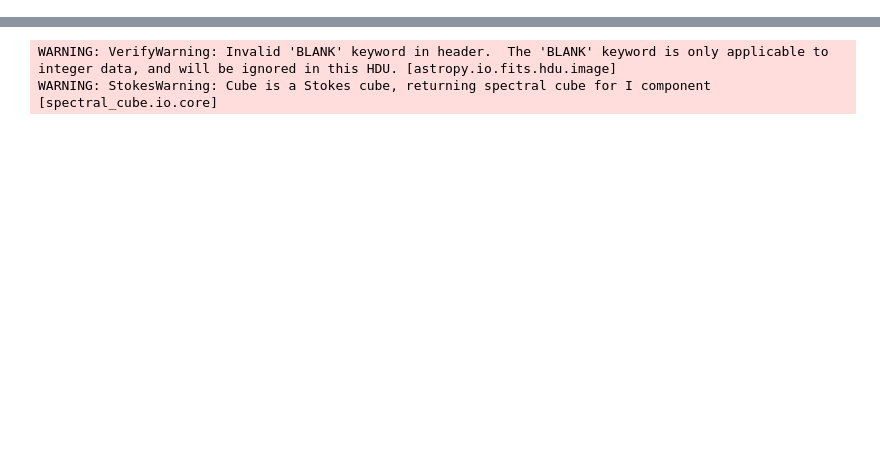
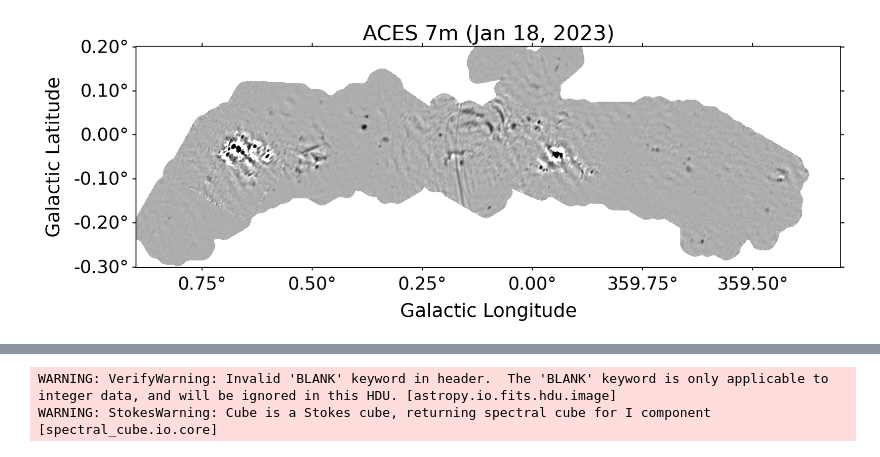
Before and after one commit to keflavich/CMZDataSetVisualizations, a Jupyter notebook: CMZ_Overview_3mmcontinuum.ipynb, the cells around one changed output, grey strips where cells are left out. Drawn from its saved outputs; the diff is of its cells as text; code cells hidden in the pictures; blank space fills up the shorter version.

```diff
--- a/CMZ_Overview_3mmcontinuum.ipynb
+++ b/CMZ_Overview_3mmcontinuum.ipynb
@@ -17,6 +17,7 @@ mustang = {'SgrB2_5pass_1_.0.2_10mJy_10mJy_w_session5_final_smooth4_PlanckCombin
 from astropy import visualization as vis
 import pylab as pl
 pl.rcParams['figure.facecolor'] = 'w'
+pl.rcParams['figure.dpi'] = 150
 from astropy.io import fits
 from astropy import wcs
 from spectral_cube import SpectralCube, Projection
@@ -49,14 +50,14 @@ def show(cube, max_percent=99.99, min_percent=0, stretch='asinh'):
     finalize(ax)
     return ax
 # %%
-def show2d(hdu, min_percent=0.1, max_percent=99.99, stretch='log'):
+def show2d(hdu, min_percent=0.1, max_percent=99.99, stretch='log', **kwargs):
     pl.figure(figsize=(12,6))
     ax = pl.subplot(projection=wcs.WCS(hdu.header).celestial)
     ax.imshow(hdu.data,
               norm=vis.simple_norm(hdu.data,
                                    stretch=stretch,
                                    min_percent=min_percent,
-                                   max_percent=max_percent),
+                                   max_percent=max_percent, **kwargs),
               cmap='gray_r'
              )
     finalize(ax)
@@ -80,0 +78,14 @@ pl.savefig("ACES_12m_20220310.png", bbox_inches='tight')
+# %%
+ax = show2d(fits.open('/orange/adamginsburg/ACES/mosaics/7m_continuum_mosaic.fits')[0],
+            stretch='asinh',
+            #max_percent=99.995,
+            min_cut=-0.025,
+            max_cut=0.2,
+            max_percent=None,
+            min_percent=None,
+            #min_percent=1
+           )
+pl.title("ACES 7m (Jan 18, 2023)", fontsize=20)
+pl.savefig("ACES_7m_20230118.png", bbox_inches='tight')
+# %% [output]
+[figure, added]
```
Also changed, not shown: parts of 5 cells of this notebook, 1 other file.
